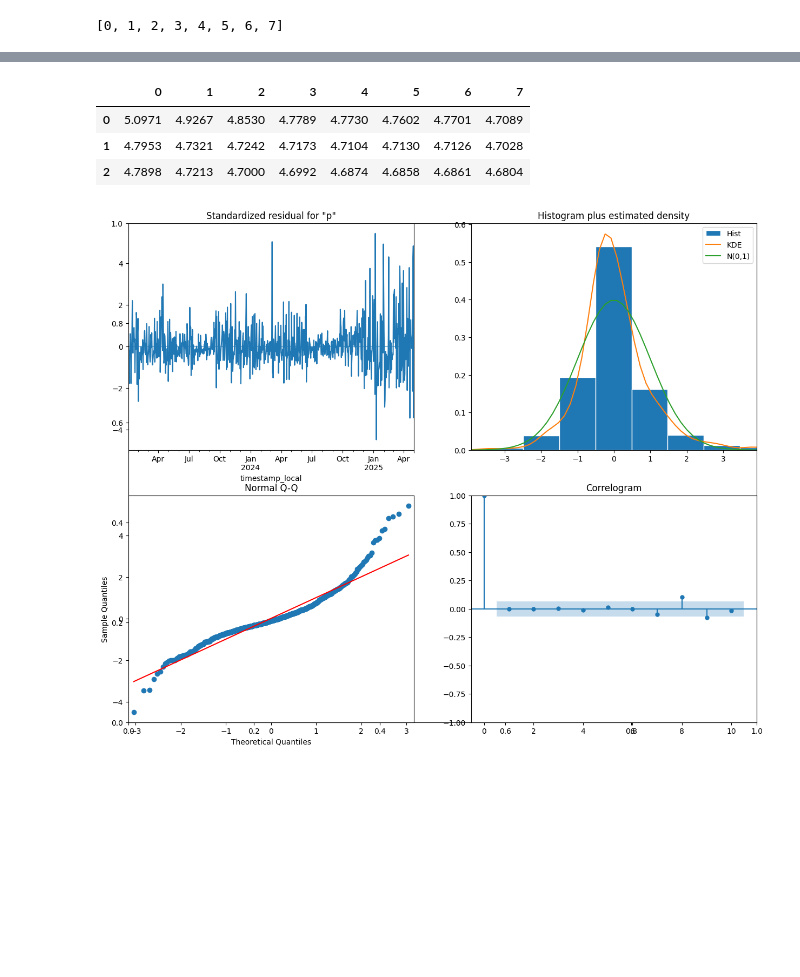
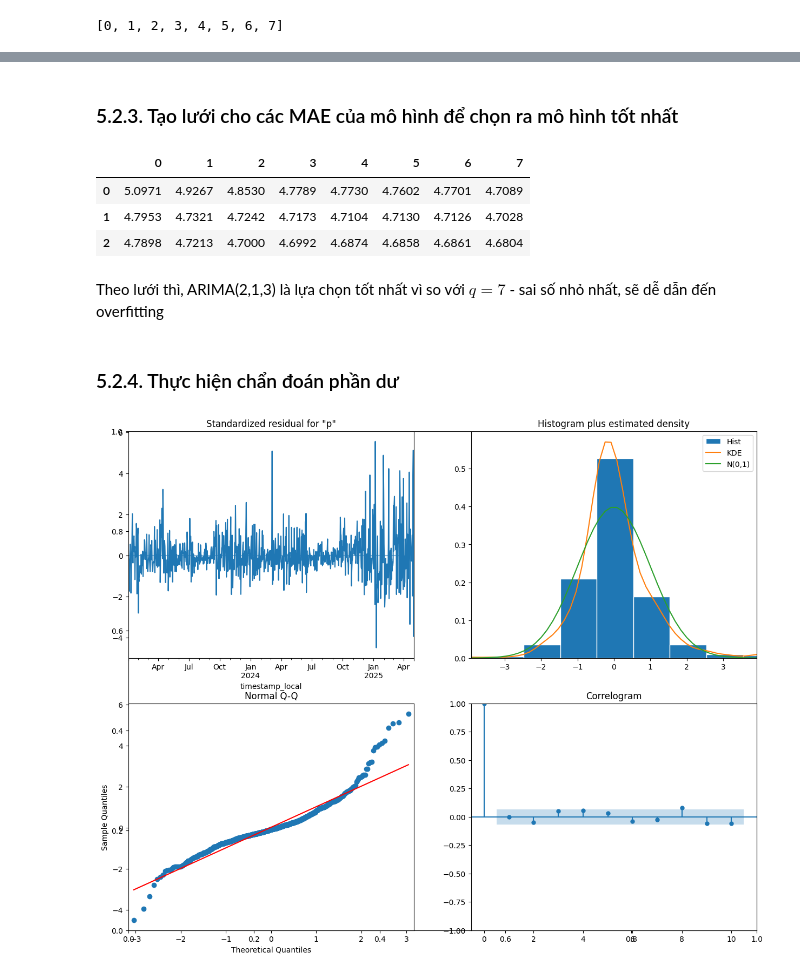
Before and after one commit to son3005/air-quality-forecasting, a Jupyter notebook: Models.ipynb, the cells around one changed output, grey strips where cells are left out. Drawn from its saved outputs; the diff is of its cells as text; code cells hidden in the pictures; blank space fills up the shorter version.

```diff
--- a/Models.ipynb
+++ b/Models.ipynb
@@ -191,5 +405,7 @@ Trained ARIMA (7, 1, 2) in 0.9 seconds.
 
 {0: [5.097084800469486, 4.795316614795763, 4.7897975579997265], 1: [4.9266939917310735, 4.732064292062559, 4.721298683490879], 2: [4.852978563612138, 4.724180871798104, 4.70003693109076], 3: [4.778894 ...
+# %% [markdown]
+### 5.2.3. Tạo lưới cho các MAE của mô hình để chọn ra mô hình tốt nhất
 # %%
 mae_df = pd.DataFrame(mae_grid)
 mae_df.round(4)
@@ -198,12 +414,16 @@ mae_df.round(4)
 | 0 | 5.0971 | 4.9267 | 4.8530 | 4.7789 | 4.7730 | 4.7602 | 4.7701 | 4.7089 |
 | 1 | 4.7953 | 4.7321 | 4.7242 | 4.7173 | 4.7104 | 4.7130 | 4.7126 | 4.7028 |
 | 2 | 4.7898 | 4.7213 | 4.7000 | 4.6992 | 4.6874 | 4.6858 | 4.6861 | 4.6804 |
+# %% [markdown]
+Theo lưới thì, ARIMA(2,1,3) là lựa chọn tốt nhất vì so với $q = 7$ - sai số nhỏ nhất, sẽ dễ dẫn đến overfitting
+# %% [markdown]
+### 5.2.4. Thực hiện chẩn đoán phần dư
 # %%
-model = ARIMA(df_pm25_train, order=(5,1,1))
+model = ARIMA(df_pm25_train, order=(2,1,3))
 results = model.fit()
 fig, ax = plt.subplots(figsize=(15, 12))
 results.plot_diagnostics(fig=fig)
 # Save the plot as an image file (e.g., PNG)
 plt.savefig('example_plot.png')
 # %% [output]
-[figure, old version]
+[figure, new version]
```
Also changed, not shown: parts of 32 cells of this notebook, 2 other files.
